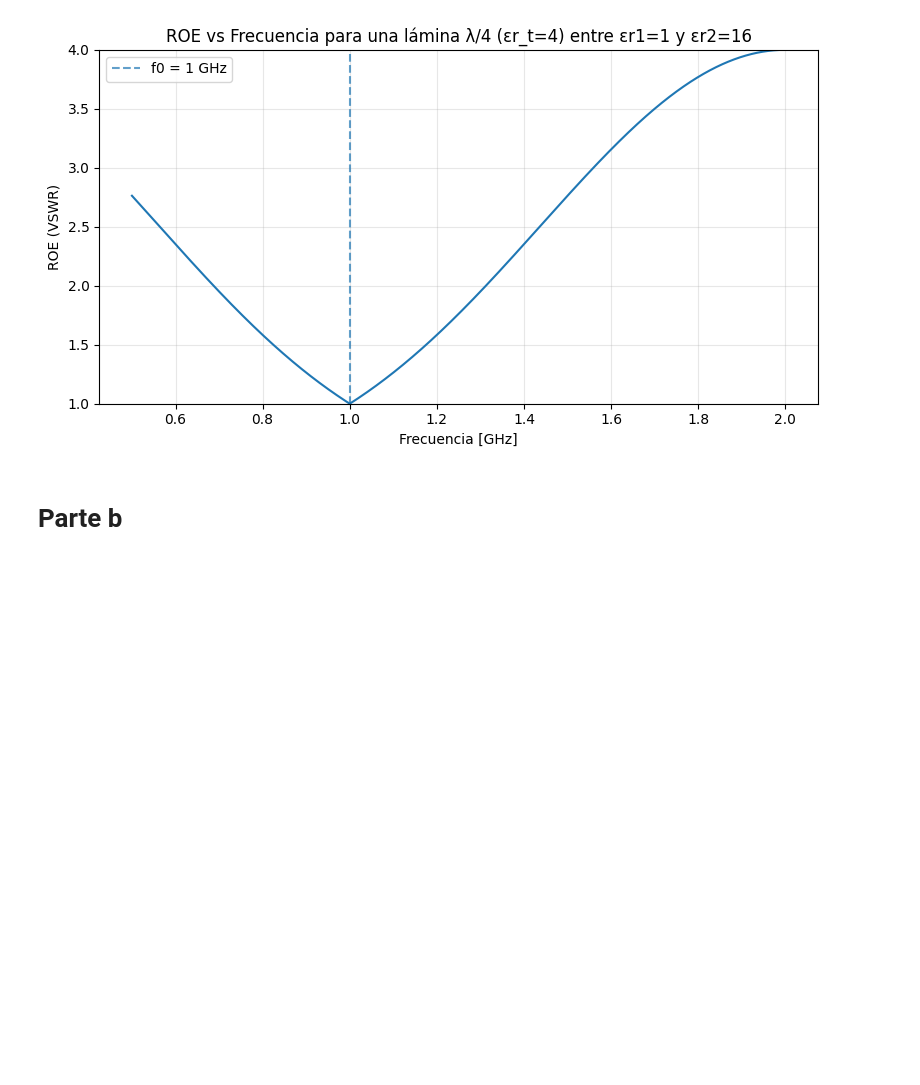
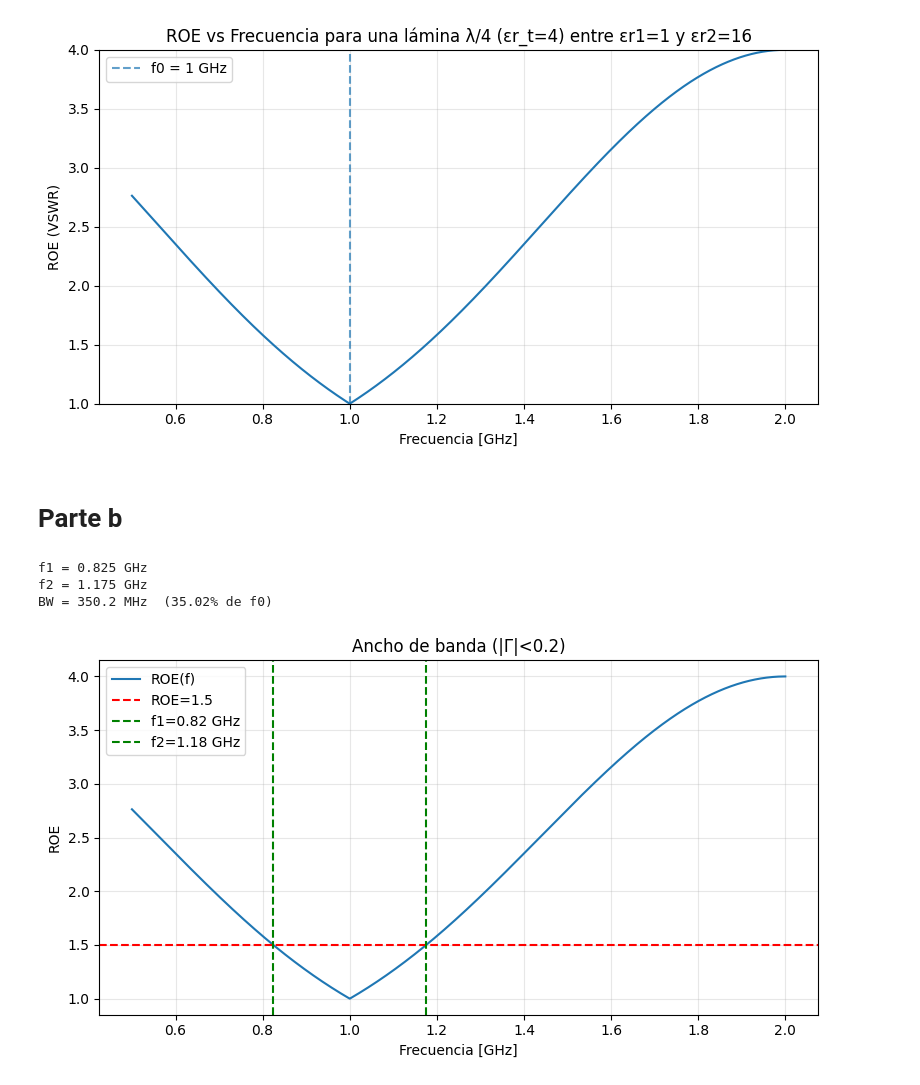
Before and after one commit to Agusss0306/ObligatorioEMWaves, a Jupyter notebook: main.ipynb, the cells around one changed output. Drawn from its saved outputs; the diff is of its cells as text; code cells hidden in the pictures; blank space fills up the shorter version.

```diff
--- a/main.ipynb
+++ b/main.ipynb
@@ -57,27 +57,29 @@ plt.show()
 # %% [markdown]
 # Parte b
 # %%
-plt.figure(figsize=(8,5))
-plt.plot(f/1e9, Gamma_abs, label='|Γ̃(f)|')
-plt.axhline(0.2, color='r', linestyle='--', label='|Γ̃| = 0.2')
-plt.title('Coeficiente de reflexión equivalente |Γ̃| vs frecuencia')
-plt.xlabel('Frecuencia [GHz]')
-plt.ylabel('|Γ̃|')
-plt.grid(True)
-plt.legend()
-plt.show()
+umbral_ROE = 1.5  # |Γ|<0.2  <=>  ROE<1.5
+mask = ROE < umbral_ROE
+idx = np.where(mask)[0]
+splits = np.where(np.diff(idx) > 1)[0] + 1
+tramos = np.split(idx, splits)
+f0 = 1e9
+tramo_ok = min(tramos, key=lambda t: abs(f[t].mean()-f0))
+f1, f2 = f[tramo_ok][0], f[tramo_ok][-1]
+BW, BW_pct = f2 - f1, (f2 - f1)/f0*100
 
+print(f"f1 = {f1/1e9:.3f} GHz")
+print(f"f2 = {f2/1e9:.3f} GHz")
+print(f"BW = {BW/1e6:.1f} MHz  ({BW_pct:.2f}% de f0)")
 
-# Frecuencias que cumplen la condición |Γ̃| < 0.2
-valid = f[Gamma_abs < 0.2]
-
-# Primer y último valor dentro del rango válido
-f1, f2 = valid[0], valid[-1]
-
-# Calcular ancho de banda absoluto y relativo
-BW = f2 - f1
-BW_pct = (BW / f0) * 100
-
-print(f"Frecuencia inferior f1 = {f1/1e9:.3f} GHz")
-print(f"Frecuencia superior f2 = {f2/1e9:.3f} GHz")
-print(f"Ancho de banda = {BW/1e6:.1f} MHz ({BW_pct:.2f} % de f0)")
+plt.figure(figsize=(8,4.5))
+plt.plot(f/1e9, ROE, label='ROE(f)')
+plt.axhline(umbral_ROE, color='r', ls='--', label='ROE=1.5')
+plt.axvline(f1/1e9, color='g', ls='--', label=f'f1={f1/1e9:.2f} GHz')
+plt.axvline(f2/1e9, color='g', ls='--', label=f'f2={f2/1e9:.2f} GHz')
+plt.xlabel('Frecuencia [GHz]'); plt.ylabel('ROE'); plt.title('Ancho de banda (|Γ|<0.2)')
+plt.grid(True, alpha=0.3); plt.legend(); plt.tight_layout(); plt.show()
+# %% [output]
+f1 = 0.825 GHz
+f2 = 1.175 GHz
+BW = 350.2 MHz  (35.02% de f0)
+[figure, added]
```
